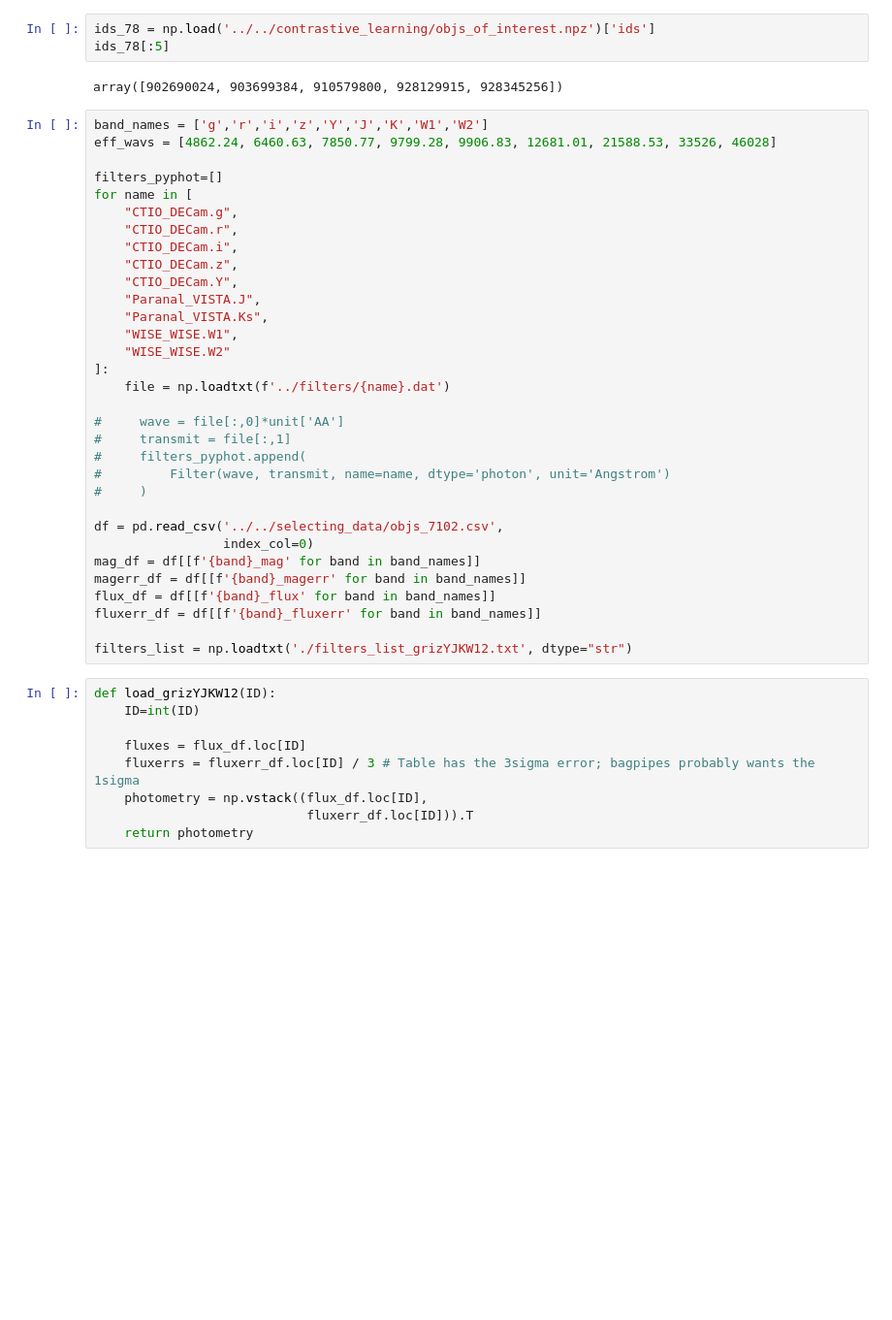
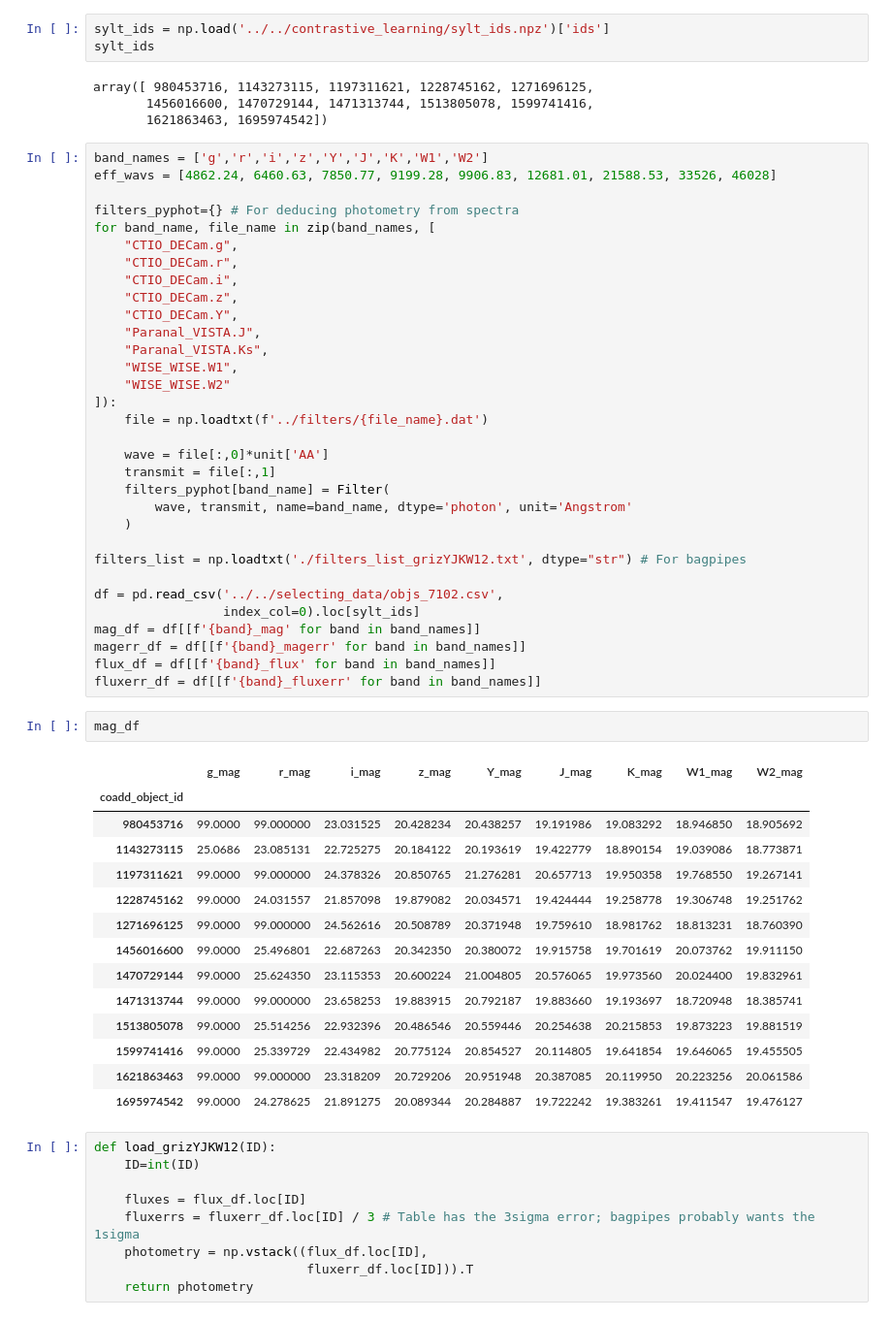
Before and after one commit to xbyrne/glq_mpia, a Jupyter notebook: sed_fitting/bagpipes/quasar_galaxy_fit.ipynb, the cells around one changed output. Shown at 97% size. Drawn from its saved outputs; the diff is of its cells as text; blank space fills up the shorter version.

```diff
--- a/sed_fitting/bagpipes/quasar_galaxy_fit.ipynb
+++ b/sed_fitting/bagpipes/quasar_galaxy_fit.ipynb
@@ -14,14 +14,16 @@ os.environ["OMP_NUM_THREADS"] = "1"
 # %%
-ids_78 = np.load('../../contrastive_learning/objs_of_interest.npz')['ids']
-ids_78[:5]
+sylt_ids = np.load('../../contrastive_learning/sylt_ids.npz')['ids']
+sylt_ids
 # %% [output]
-array([902690024, 903699384, 910579800, 928129915, 928345256])
+array([ 980453716, 1143273115, 1197311621, 1228745162, 1271696125,
+       1456016600, 1470729144, 1471313744, 1513805078, 1599741416,
+       1621863463, 1695974542])
 # %%
 band_names = ['g','r','i','z','Y','J','K','W1','W2']
-eff_wavs = [4862.24, 6460.63, 7850.77, 9799.28, 9906.83, 12681.01, 21588.53, 33526, 46028]
+eff_wavs = [4862.24, 6460.63, 7850.77, 9199.28, 9906.83, 12681.01, 21588.53, 33526, 46028]
 
-filters_pyphot=[]
-for name in [
+filters_pyphot={} # For deducing photometry from spectra
+for band_name, file_name in zip(band_names, [
     "CTIO_DECam.g",
     "CTIO_DECam.r",
     "CTIO_DECam.i",
@@ -31,23 +33,40 @@ for name in [
     "Paranal_VISTA.Ks",
     "WISE_WISE.W1",
     "WISE_WISE.W2"
-]:
-    file = np.loadtxt(f'../filters/{name}.dat')
+]):
+    file = np.loadtxt(f'../filters/{file_name}.dat')
 
-#     wave = file[:,0]*unit['AA']
-#     transmit = file[:,1]
-#     filters_pyphot.append(
-#         Filter(wave, transmit, name=name, dtype='photon', unit='Angstrom')
-#     )
+    wave = file[:,0]*unit['AA']
+    transmit = file[:,1]
+    filters_pyphot[band_name] = Filter(
+        wave, transmit, name=band_name, dtype='photon', unit='Angstrom'
+    )
+
+filters_list = np.loadtxt('./filters_list_grizYJKW12.txt', dtype="str") # For bagpipes
 
 df = pd.read_csv('../../selecting_data/objs_7102.csv',
-                 index_col=0)
+                 index_col=0).loc[sylt_ids]
 mag_df = df[[f'{band}_mag' for band in band_names]]
 magerr_df = df[[f'{band}_magerr' for band in band_names]]
 flux_df = df[[f'{band}_flux' for band in band_names]]
 fluxerr_df = df[[f'{band}_fluxerr' for band in band_names]]
-
-filters_list = np.loadtxt('./filters_list_grizYJKW12.txt', dtype="str")
+# %%
+mag_df
+# %% [output]
+|  | g_mag | r_mag | i_mag | z_mag | Y_mag | J_mag | K_mag | W1_mag | W2_mag |
+| coadd_object_id |  |  |  |  |  |  |  |  |  |
+| 980453716 | 99.0000 | 99.000000 | 23.031525 | 20.428234 | 20.438257 | 19.191986 | 19.083292 | 18.946850 | 18.905692 |
+| 1143273115 | 25.0686 | 23.085131 | 22.725275 | 20.184122 | 20.193619 | 19.422779 | 18.890154 | 19.039086 | 18.773871 |
+| 1197311621 | 99.0000 | 99.000000 | 24.378326 | 20.850765 | 21.276281 | 20.657713 | 19.950358 | 19.768550 | 19.267141 |
+| 1228745162 | 99.0000 | 24.031557 | 21.857098 | 19.879082 | 20.034571 | 19.424444 | 19.258778 | 19.306748 | 19.251762 |
+| 1271696125 | 99.0000 | 99.000000 | 24.562616 | 20.508789 | 20.371948 | 19.759610 | 18.981762 | 18.813231 | 18.760390 |
+| 1456016600 | 99.0000 | 25.496801 | 22.687263 | 20.342350 | 20.380072 | 19.915758 | 19.701619 | 20.073762 | 19.911150 |
+| 1470729144 | 99.0000 | 25.624350 | 23.115353 | 20.600224 | 21.004805 | 20.576065 | 19.973560 | 20.024400 | 19.832961 |
+| 1471313744 | 99.0000 | 99.000000 | 23.658253 | 19.883915 | 20.792187 | 19.883660 | 19.193697 | 18.720948 | 18.385741 |
+| 1513805078 | 99.0000 | 25.514256 | 22.932396 | 20.486546 | 20.559446 | 20.254638 | 20.215853 | 19.873223 | 19.881519 |
+| 1599741416 | 99.0000 | 25.339729 | 22.434982 | 20.775124 | 20.854527 | 20.114805 | 19.641854 | 19.646065 | 19.455505 |
+| 1621863463 | 99.0000 | 99.000000 | 23.318209 | 20.729206 | 20.951948 | 20.387085 | 20.119950 | 20.223256 | 20.061586 |
+| 1695974542 | 99.0000 | 24.278625 | 21.891275 | 20.089344 | 20.284887 | 19.722242 | 19.383261 | 19.411547 | 19.476127 |
 # %%
 def load_grizYJKW12(ID):
     ID=int(ID)
```
Also changed, not shown: parts of 4 cells of this notebook.
